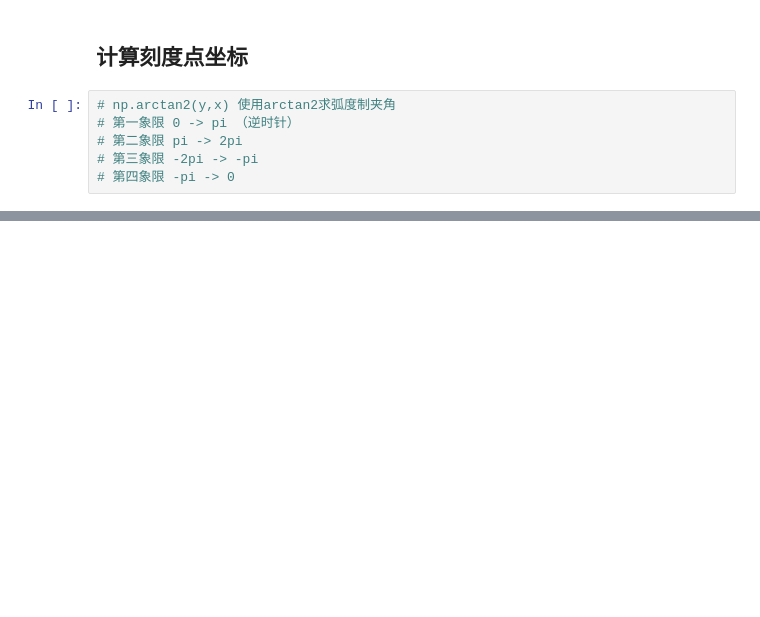
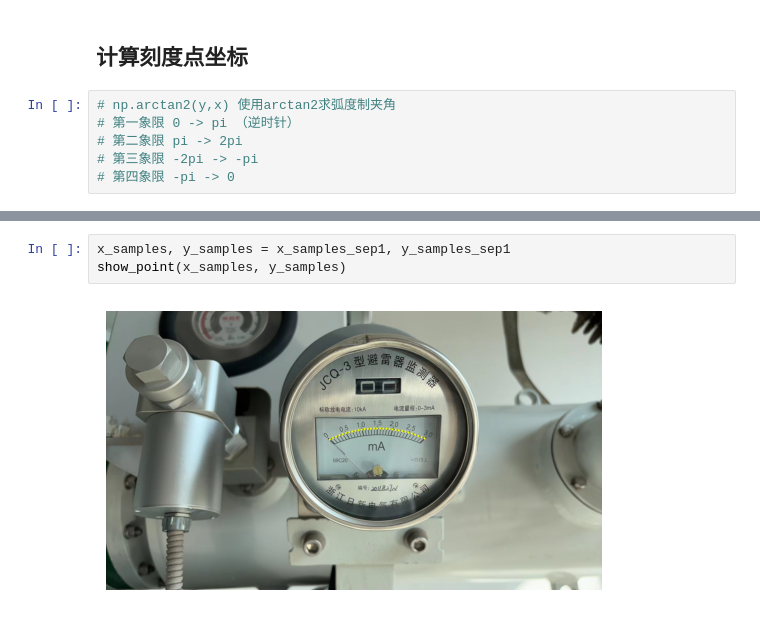
Before and after one commit to aoiJays/ai4clock, a Jupyter notebook: test.ipynb, the cells around one changed output, grey strips where cells are left out. Saved outputs shown, nothing was run; the diff lists cells and outputs as text; blank space fills up the shorter version.

```diff
--- a/test.ipynb
+++ b/test.ipynb
@@ -168,0 +189,5 @@ x_samples[0], y_samples[0]
+# %%
+x_samples, y_samples = x_samples_sep1, y_samples_sep1
+show_point(x_samples, y_samples)
+# %% [output]
+[figure, added]
```
Also changed, not shown: parts of 17 cells of this notebook.
